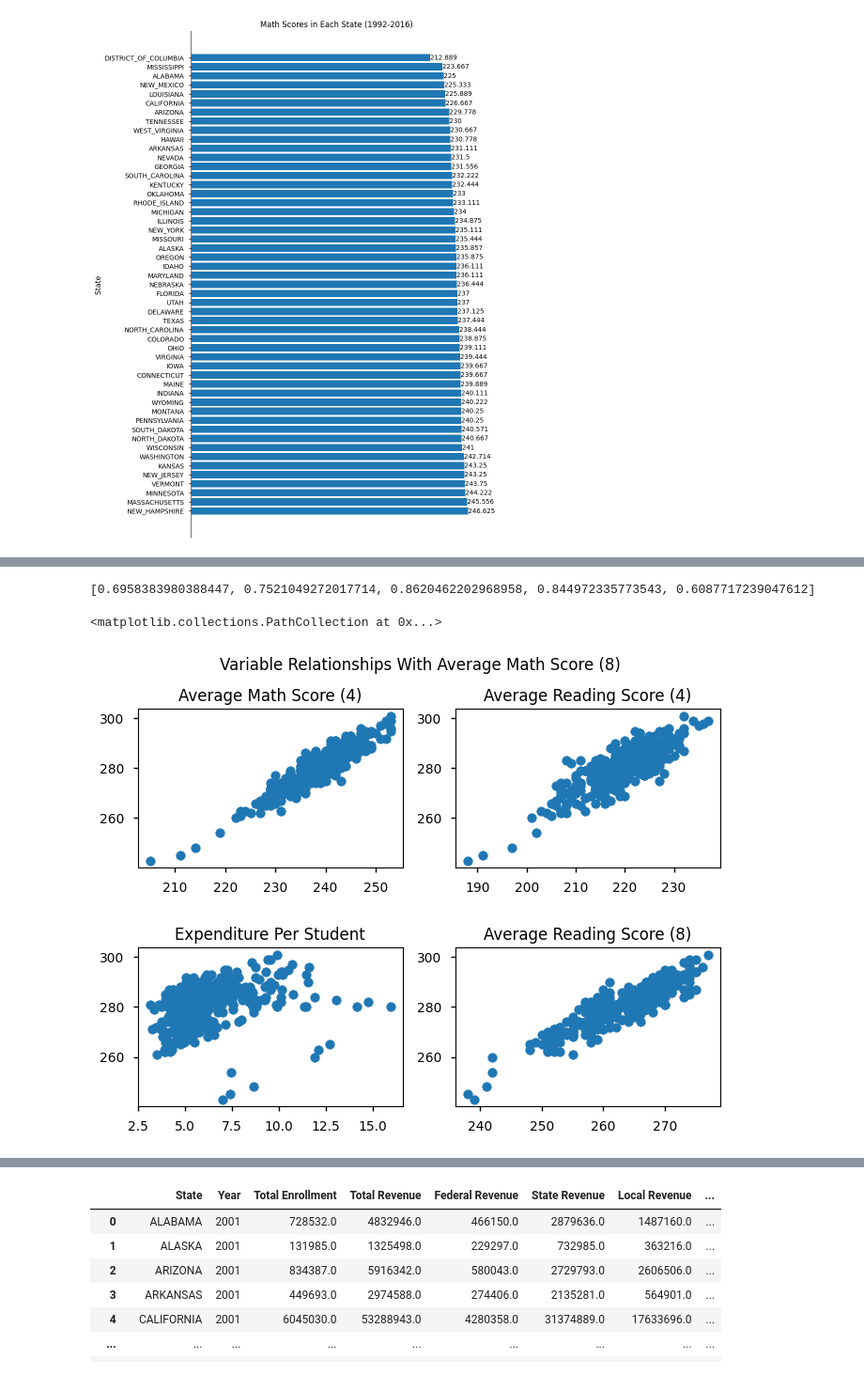
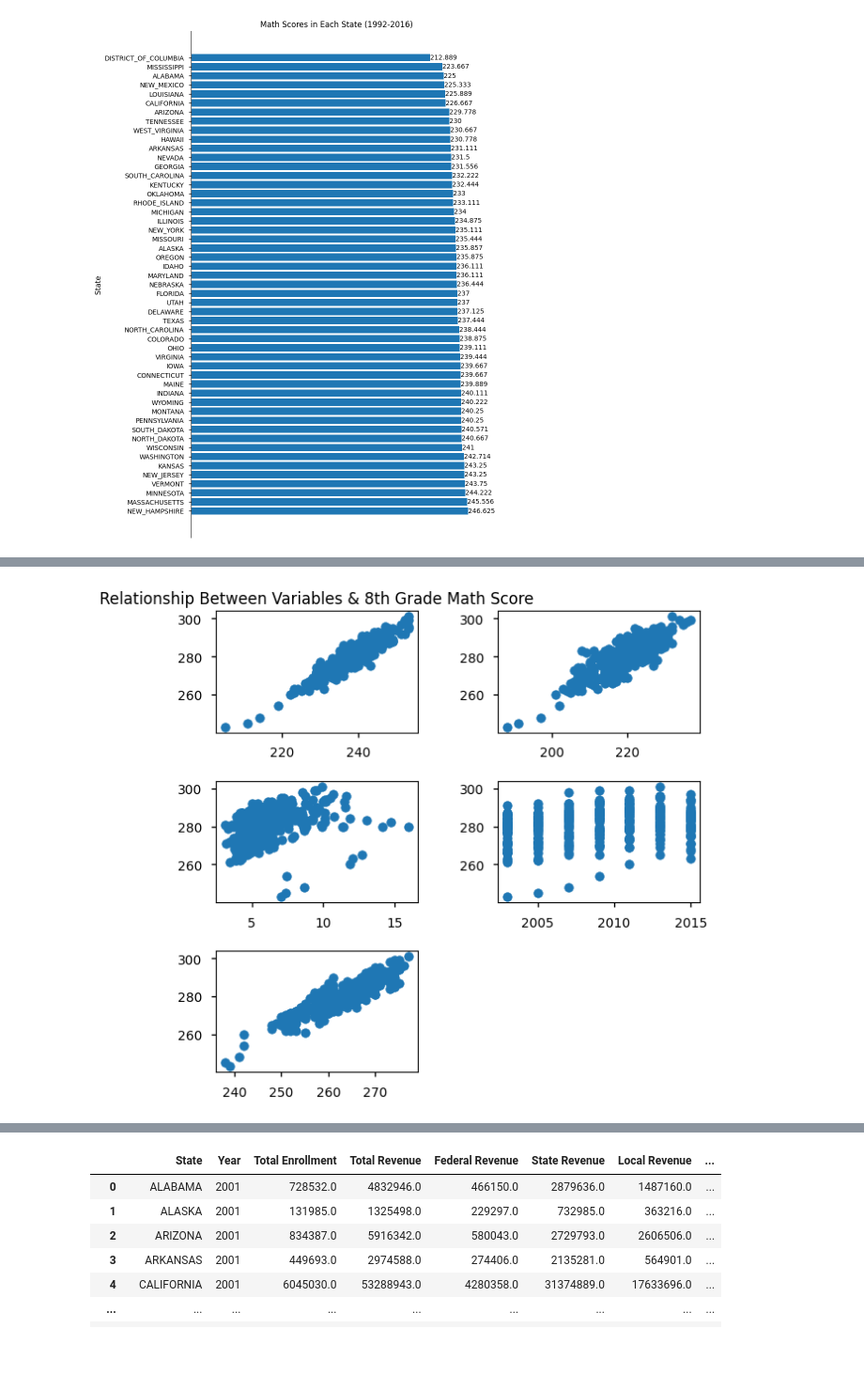
Before and after one commit to connorpobrien/Education-Trends, a Jupyter notebook: DATA301-Project AndrewM.ipynb, the cells around one changed output, grey strips where cells are left out. Shown at 94% size. Cells and saved outputs as stored; diff of their text form; code cells hidden in the pictures; blank space fills up the shorter version.

Commit message:
visual

```diff
--- a/DATA301-Project AndrewM.ipynb
+++ b/DATA301-Project AndrewM.ipynb
@@ -251,70 +288,54 @@ print(ADJRSQUARED)
 # %%
 #Polynomial Model
-PolynomialModelData = CorrelationEducation[['Average Math Score (4)', 'Expenditure Per Student', 'Average Math Score (8)', 'Average Reading Score (4)', 'Average Reading Score (8)']]
+PolynomialModelData = CorrelationEducation[['Average Math Score (4)', 'Expenditure Per Student', 'Average Math Score (8)', 'Year', 'Average Reading Score (4)', 'Average Reading Score (8)']]
 PolynomialModelData = PolynomialModelData[pd.notna(PolynomialModelData['Average Math Score (4)']) & pd.notna(PolynomialModelData['Average Math Score (8)'])
-                                        & pd.notna(PolynomialModelData['Expenditure Per Student']) & pd.notna(PolynomialModelData['Average Reading Score (4)']) & pd.notna(PolynomialModelData['Average Reading Score (8)'])]
+                                        & pd.notna(PolynomialModelData['Expenditure Per Student']) & pd.notna(PolynomialModelData['Year'])
+                                        & pd.notna(PolynomialModelData['Average Reading Score (4)']) & pd.notna(PolynomialModelData['Average Reading Score (8)'])]
 TestingFloor = math.floor(len(PolynomialModelData) * .8)
-PolynomialModelDataTraining = PolynomialModelData[[ 'Average Math Score (4)', 'Expenditure Per Student', 'Average Math Score (8)', 'Average Reading Score (4)', 'Average Reading Score (8)']].iloc[0:TestingFloor]
-PolynomialModelDataTesting = PolynomialModelData[['Average Math Score (4)', 'Expenditure Per Student', 'Average Math Score (8)', 'Average Reading Score (4)', 'Average Reading Score (8)']].iloc[TestingFloor:]
+PolynomialModelDataTraining = PolynomialModelData[[ 'Average Math Score (4)', 'Expenditure Per Student', 'Average Math Score (8)', 'Year', 'Average Reading Score (4)', 'Average Reading Score (8)']].iloc[0:TestingFloor]
+PolynomialModelDataTesting = PolynomialModelData[['Average Math Score (4)', 'Expenditure Per Student', 'Average Math Score (8)', 'Year', 'Average Reading Score (4)', 'Average Reading Score (8)']].iloc[TestingFloor:]
 
-PolyModel1 = make_pipeline(PolynomialFeatures(2, include_bias = False),LinearRegression())
-XTraining = PolynomialModelDataTraining[['Average Math Score (4)', 'Expenditure Per Student', 'Average Reading Score (4)', 'Average Reading Score (8)']]
+polyFinalModel = make_pipeline(PolynomialFeatures(2, include_bias = False),LinearRegression())
+XTraining = PolynomialModelDataTraining[['Average Math Score (4)', 'Expenditure Per Student', 'Year', 'Average Reading Score (4)', 'Average Reading Score (8)']]
 YTraining = PolynomialModelDataTraining['Average Math Score (8)']
-PolyModel1.fit(XTraining, YTraining)
-XTesting = PolynomialModelDataTesting[['Average Math Score (4)', 'Expenditure Per Student', 'Average Reading Score (4)', 'Average Reading Score (8)']]
+polyFinalModel.fit(XTraining, YTraining)
+XTesting = PolynomialModelDataTesting[['Average Math Score (4)', 'Expenditure Per Student', 'Year', 'Average Reading Score (4)', 'Average Reading Score (8)']]
 YTesting = PolynomialModelDataTesting['Average Math Score (8)']
-ModelPredictions = PolyModel1.predict(XTesting)
-ADJRSQUARED.append((1-(1-r2_score(YTesting, ModelPredictions))*((len(XTesting)-1)/(len(XTesting)-len(XTesting.columns)-1))))
+YPred = polyFinalModel.predict(XTesting)
 MSEList.append(metrics.mean_squared_error(ModelPredictions, YTesting))
-
-#Basis 3
-PolyModel2 = make_pipeline(PolynomialFeatures(3), LinearRegression())
-PolyModel2.fit(XTraining, YTraining)
-ModelPredictions = PolyModel2.predict(XTesting)
-ADJRSQUARED.append((1-(1-r2_score(YTesting, ModelPredictions))*((len(XTesting)-1)/(len(XTesting)-len(XTesting.columns)-1))))
-MSEList.append(metrics.mean_squared_error(ModelPredictions, YTesting))
-print(ADJRSQUARED)
-# %% [output]
-[0.6958383980388447, 0.7521049272017714, 0.8620462202968958, 0.844972335773543, 0.6087717239047612]
 # %%
 # Exploring why a linear regression outperforms polynomial regression.
 
 
 # Filter Proper Rows
 PMEXPFILTERED = Education_ByStateCleaned[['Average Math Score (4)', 'Expenditure Per Student', 'Average Math Score (8)', 'Year', 'Average Reading Score (4)', 'Average Reading Score (8)']]
 PMEXPFILTERED = PMEXPFILTERED[pd.notna(PMEXPFILTERED['Average Math Score (4)']) & pd.notna(PMEXPFILTERED['Average Math Score (8)'])
                                         & pd.notna(PMEXPFILTERED['Expenditure Per Student']) & pd.notna(PMEXPFILTERED['Year'])
                                         & pd.notna(PMEXPFILTERED['Average Reading Score (4)']) & pd.notna(PMEXPFILTERED['Average Reading Score (8)'])]
-fig, axs = plt.subplots(2, 2)
-plt.sca(axs[0,0])
-plt.title('Average Math Score (4)')
-plt.sca(axs[0,1])
-plt.title('Average Reading Score (4)')
-plt.suptitle('Variable Relationships With Average Math Score (8)')
+plt.subplot(3,2,1)
+plt.scatter(PMEXPFILTERED['Average Math Score (4)'], PMEXPFILTERED['Average Math Score (8)'])
+plt.title('Relationship Between Variables & 8th Grade Math Score')
 
-plt.sca(axs[1,0])
-plt.title('Expenditure Per Student')
-plt.sca(axs[1,1])
-plt.title('Average Reading Score (8)')
-# Adjust vertical_spacing = 0.5 * axes_height
-plt.subplots_adjust(hspace=0.5)
-
-
-
-plt.subplot(2,2,1)
-plt.scatter(PMEXPFILTERED['Average Math Score (4)'], PMEXPFILTERED['Average Math Score (8)'])
-
-plt.subplot(2,2,2)
+plt.subplot(3,2,2)
 plt.scatter(PMEXPFILTERED['Average Reading Score (4)'], PMEXPFILTERED['Average Math Score (8)'])
 
-plt.subplot(2,2,3)
+plt.subplot(3,2,3)
 plt.scatter(PMEXPFILTERED['Expenditure Per Student'], PMEXPFILTERED['Average Math Score (8)'])
 
-plt.subplot(2,2,4)
+plt.subplot(3,2,4)
+plt.scatter(PMEXPFILTERED['Year'], PMEXPFILTERED['Average Math Score (8)'])
+
+plt.subplot(3,2,5)
 plt.scatter(PMEXPFILTERED['Average Reading Score (8)'], PMEXPFILTERED['Average Math Score (8)'])
+
+plt.subplots_adjust(left=.1,
+                    bottom=.1,
+                    right=0.75,
+                    top=1,
+                    wspace=0.4,
+                    hspace=0.4)
 # %% [output]
-<matplotlib.collections.PathCollection at 0x...>
-[figure, old version]
+[figure, new version]
 # %%
 #Neural Network Regression
 NNData = CorrelationEducation[['Average Math Score (4)', 'Expenditure Per Student', 'Average Math Score (8)', 'Year', 'Average Reading Score (4)', 'Average Reading Score (8)']]
```
Also changed, not shown: parts of 14 cells of this notebook.
